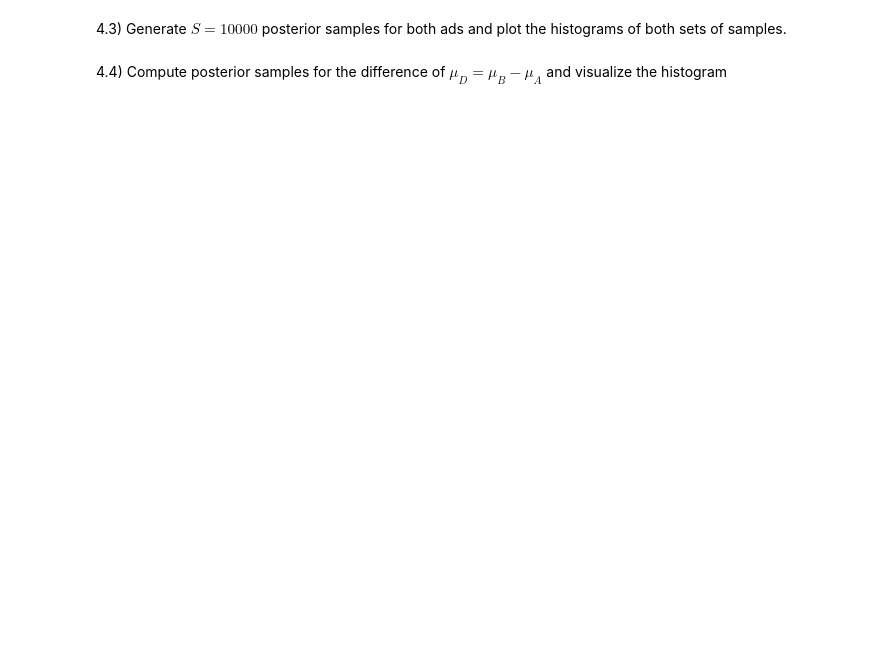
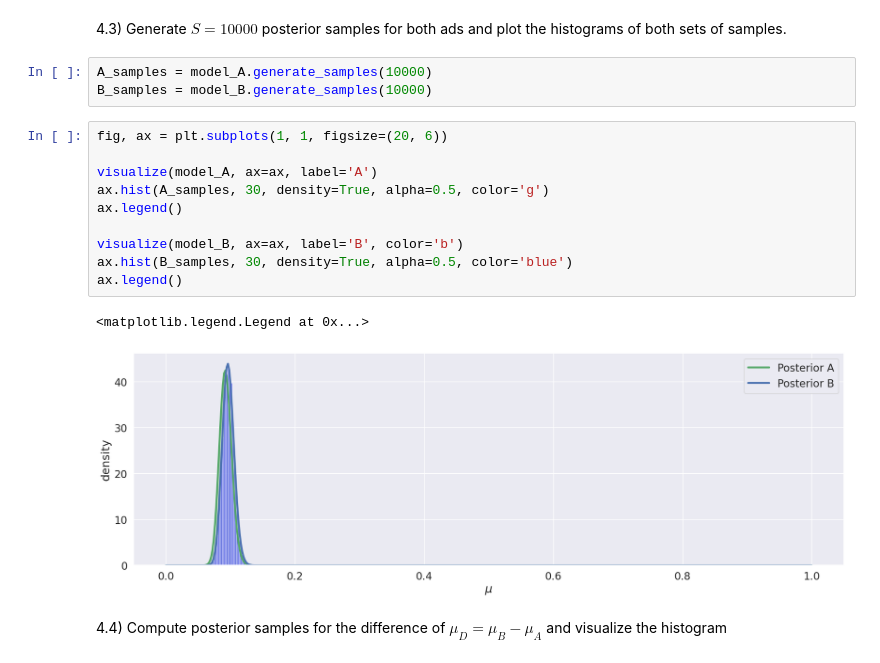
Before and after one commit to wdmdev/02477-bayesian-ml, a Jupyter notebook: week1/Exercise1.ipynb, the cells around one changed output. Cells and saved outputs as stored; diff of their text form; blank space fills up the shorter version.

```diff
--- a/week1/Exercise1.ipynb
+++ b/week1/Exercise1.ipynb
@@ -600,4 +640,20 @@ We will now put everything together and apply it do a Bayesian analysis of the d
 # %% [markdown]
 4.3) Generate $S = 10000$ posterior samples for both ads and plot the histograms of both sets of samples.
+# %%
+A_samples = model_A.generate_samples(10000)
+B_samples = model_B.generate_samples(10000)
+# %%
+fig, ax = plt.subplots(1, 1, figsize=(20, 6))
+
+visualize(model_A, ax=ax, label='A')
+ax.hist(A_samples, 30, density=True, alpha=0.5, color='g')
+ax.legend()
+
+visualize(model_B, ax=ax, label='B', color='b')
+ax.hist(B_samples, 30, density=True, alpha=0.5, color='blue')
+ax.legend()
+# %% [output]
+<matplotlib.legend.Legend at 0x...>
+[figure, added]
 # %% [markdown]
 4.4) Compute posterior samples for the difference of $\mu_D = \mu_B - \mu_A$ and visualize the histogram
```
Also changed, not shown: parts of 7 cells of this notebook, 1 other file.
